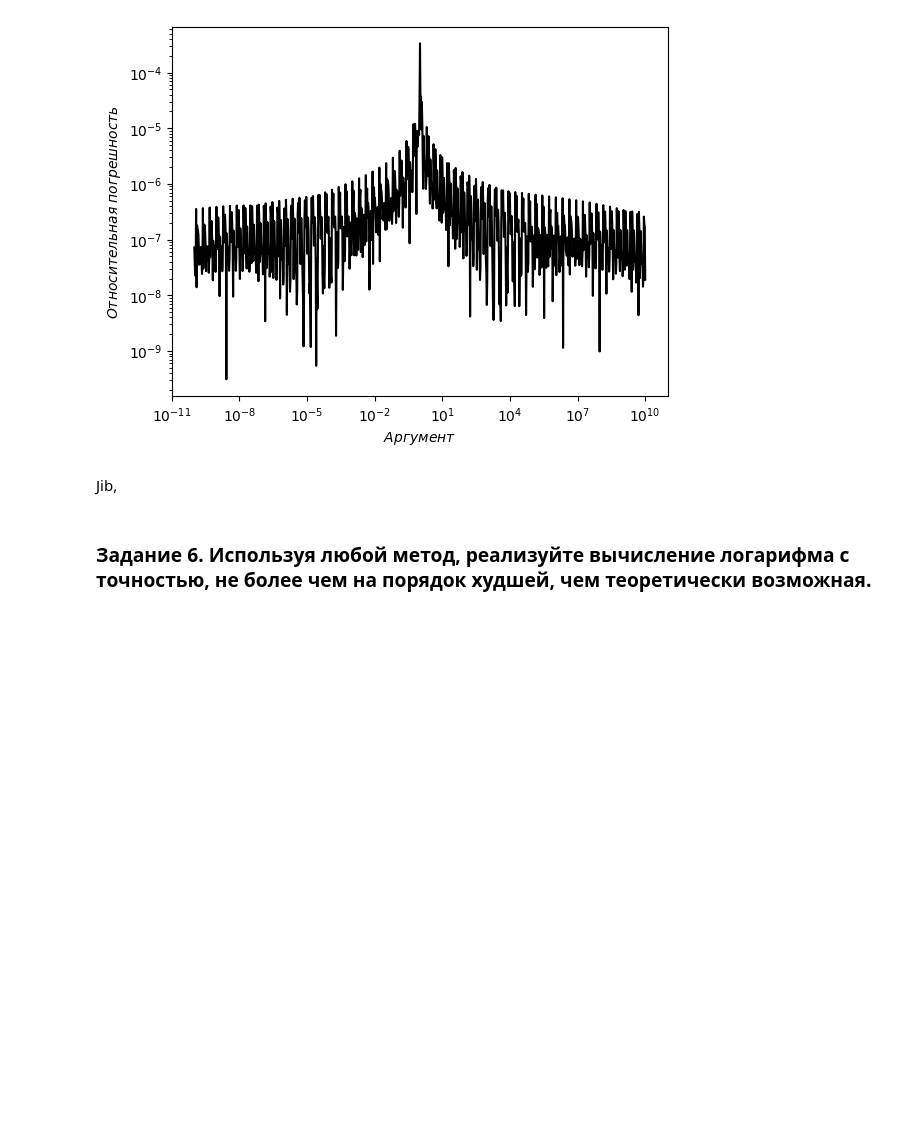
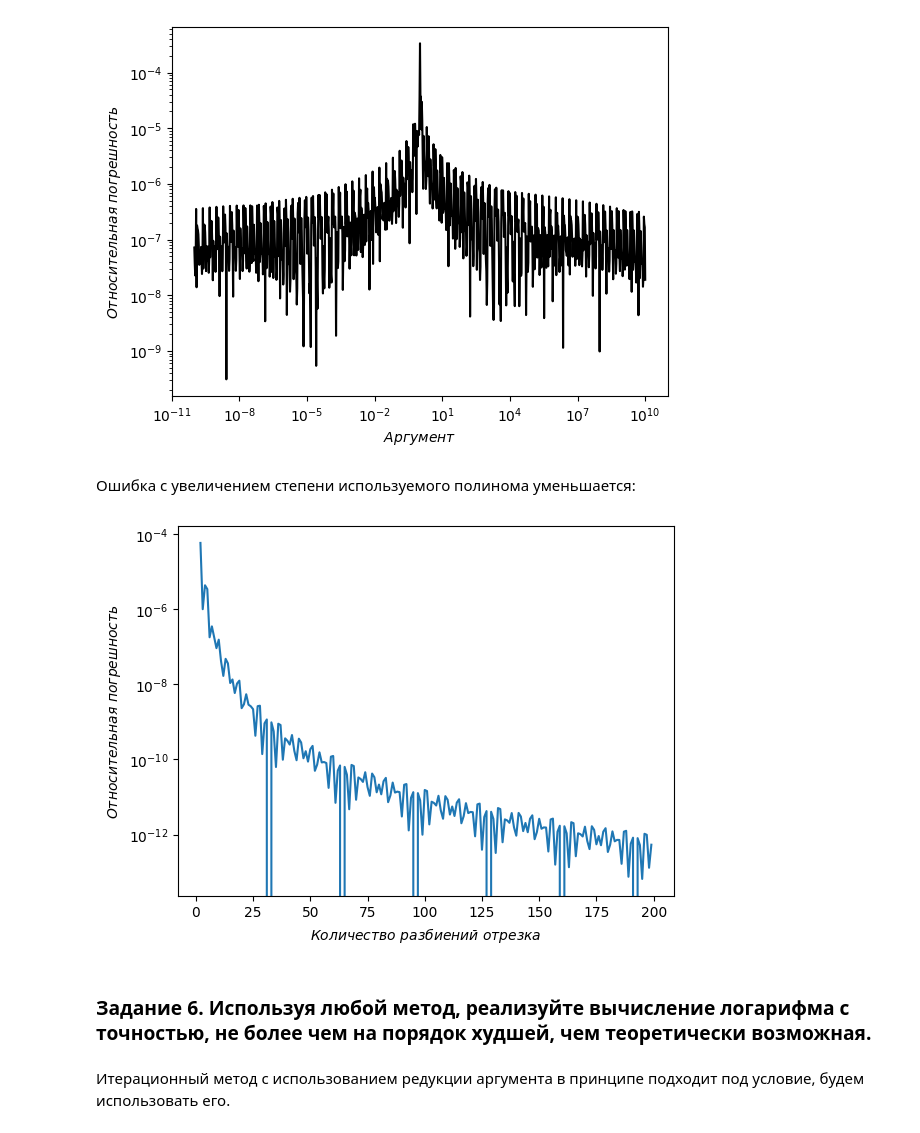
Before and after one commit to dyed-eye/numerical-methods, a Jupyter notebook: 3. Not_so_elementary_elementary_functions.ipynb, the cells around one changed output. Drawn from its saved outputs; the diff is of its cells as text; code cells hidden in the pictures; blank space fills up the shorter version.

```diff
--- a/3. Not_so_elementary_elementary_functions.ipynb
+++ b/3. Not_so_elementary_elementary_functions.ipynb
@@ -528,7 +528,50 @@ plt.ylabel("$Относительная\ погрешность$")
 plt.show()
 # %% [output]
 [figure]
-# %% [markdown]
-Jib,
+# %% [markdown]
+Ошибка с увеличением степени используемого полинома уменьшается:
+# %%
+N_max=200
+x_test=200
+
+
+def log_table_one(x, N):
+    B=8 # число используемых для составления таблицы бит мантиссы
+    # N - число узлов итерполяции
+    result=[]
+    xn=[]
+    yn=[]
+    for i in range(N):
+      xi=np.linspace(divide_segment(N)[i], divide_segment(N)[i+1], 4)
+      xn.append(xi)
+      yn.append(np.log(xi))
+    # xn=(np.linspace(0,2**B, N, dtype=np.double,endpoint=False )+0.5)/(2**B)
+    # yn=np.log(xn)
+    # Многочлен лагранжа
+    #import scipy.interpolate
+    #L=scipy.interpolate.lagrange(xn,yn)
+    log2=np.log(2)
+    result=[]
+    M,E=np.frexp(x)
+    result=[]
+    for j in range(len(divide_segment(N))):
+      if divide_segment(N)[j]<=M<divide_segment(N)[j+1]:
+        result=(E*log2+lagranz(xn[j],yn[j],M))
+    return result
+
+Method_Error=[]
+N_arr=[i for i in range(2,N_max)]
+for i in N_arr:
+  Method_Error.append(relative_error(np.log(x_test), log_table_one(x_test, i)))
+
+
+plt.semilogy(N_arr, Method_Error)
+plt.xlabel("$Количество\ разбиений\ отрезка$")
+plt.ylabel("$Относительная\ погрешность$")
+plt.show()
+# %% [output]
+[figure, added]
 # %% [markdown]
 ### **Задание 6.** Используя любой метод, реализуйте вычисление логарифма с точностью, не более чем на порядок худшей, чем теоретически возможная.
+# %% [markdown]
+Итерационный метод с использованием редукции аргумента в принципе подходит под условие, будем использовать его.
```
